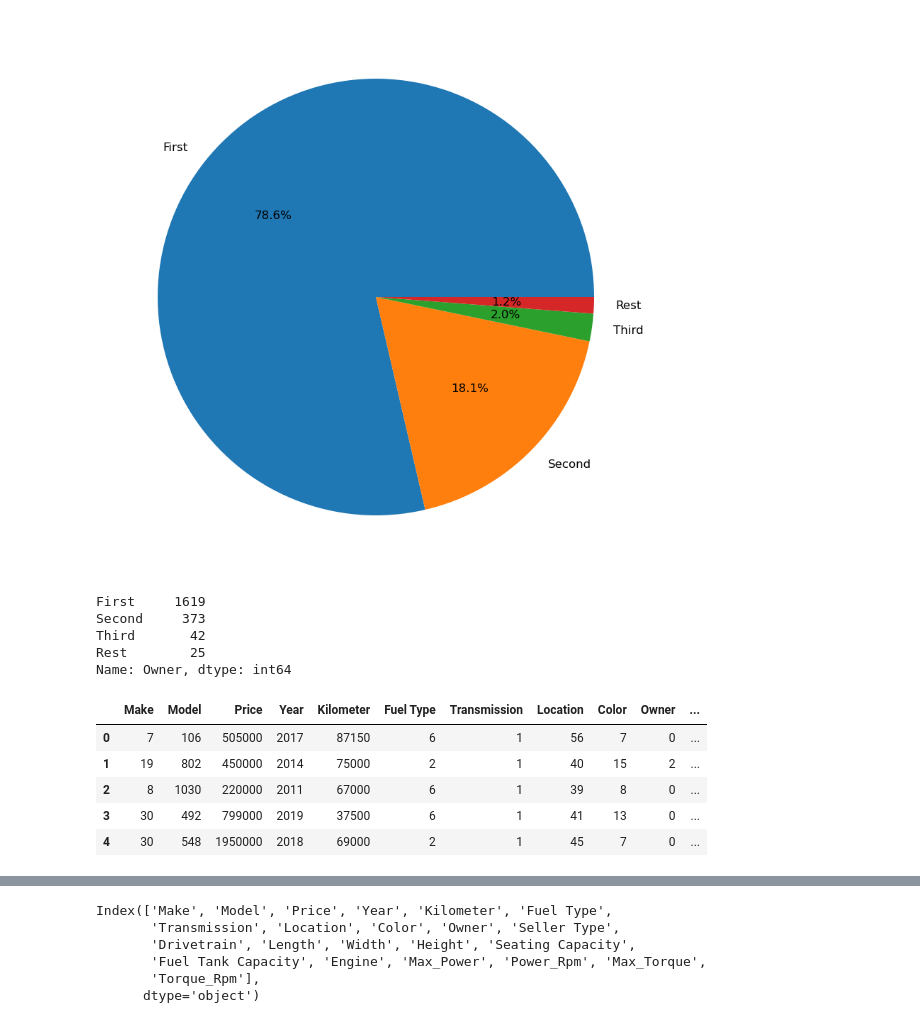
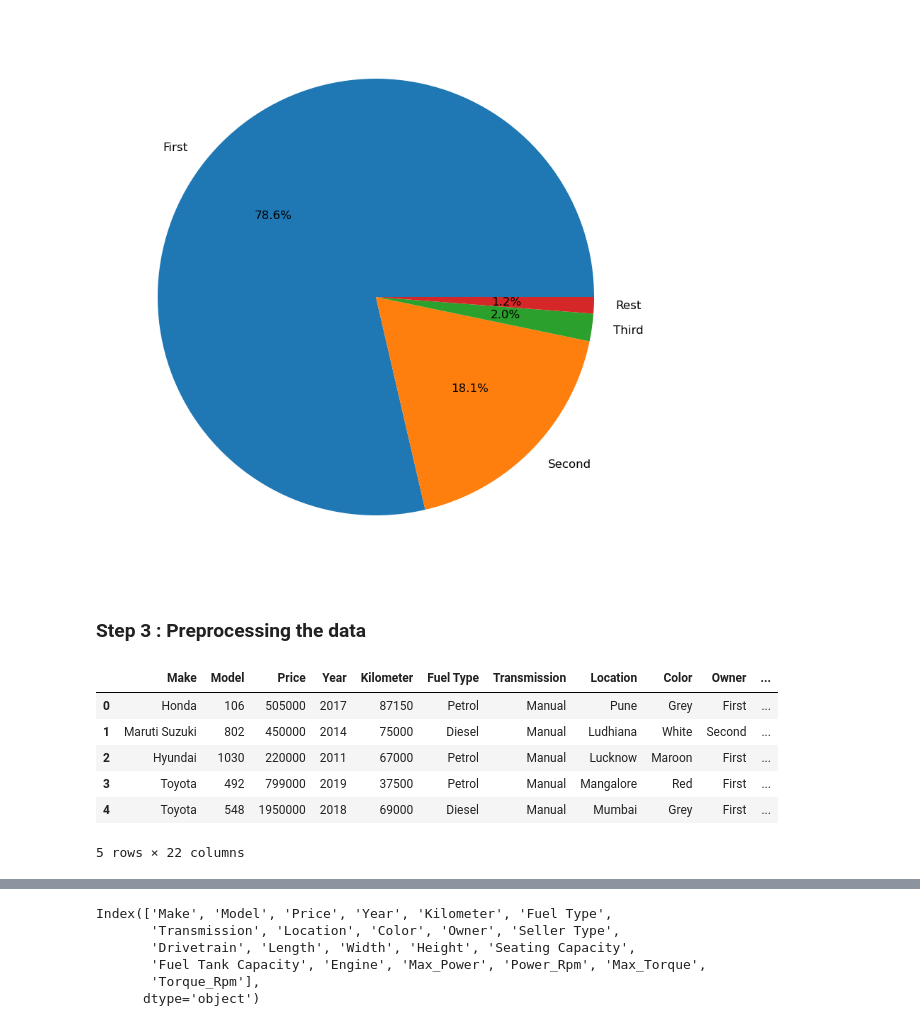
Before and after one commit to adityasolanki205/Car-Price-Prediction-Kaggle, a Jupyter notebook: Car Price Prediction.ipynb, the cells around one changed output, grey strips where cells are left out. Saved outputs shown, nothing was run; the diff lists cells and outputs as text; code cells hidden in the pictures.

```diff
--- a/Car Price Prediction.ipynb
+++ b/Car Price Prediction.ipynb
@@ -116,8 +125,7 @@ df.head()
 # %%
 df.rename(columns = {'Engine_Power':'Engine'}, inplace = True)
 # %%
-pd.set_option('display.max_columns', 100)
-pd.set_option('display.max_rows', 1000)
+#d.set_option('display.max_columns', 100)
 # %%
 df.head()
 # %% [output]
@@ -285,29 +299,25 @@ plt.pie(df.Owner.value_counts(),labels = df.Owner.value_counts().index, autopct=
   Text(0.59409840284243, -0.08394693407191102, '2.0%'),
   Text(0.5995635531187617, -0.022881122603703095, '1.2%')])
 [figure]
-# %%
-df.Owner.value_counts()
-# %% [output]
-First     1619
-Second     373
-Third       42
-Rest        25
-Name: Owner, dtype: int64
+# %% [markdown]
+### Step 3 : Preprocessing the data
 # %%
-col = ['Make','Model', 'Fuel Type','Transmission', 'Location', 'Color', 'Owner', 'Seller Type','Drivetrain']
+#Label Encoding
+col = ['Model']
 mapping = {}
 for i in range(len(col)):
     le = LabelEncoder()
     df[col[i]] = le.fit_transform(df[col[i]])
     mapping[col[i]] = dict(zip(le.classes_, le.transform(le.classes_)))
 df.head()
 # %% [output]
 |  | Make | Model | Price | Year | Kilometer | Fuel Type | Transmission | Location | Color | Owner | ... |
-| 0 | 7 | 106 | 505000 | 2017 | 87150 | 6 | 1 | 56 | 7 | 0 | ... |
-| 1 | 19 | 802 | 450000 | 2014 | 75000 | 2 | 1 | 40 | 15 | 2 | ... |
-| 2 | 8 | 1030 | 220000 | 2011 | 67000 | 6 | 1 | 39 | 8 | 0 | ... |
-| 3 | 30 | 492 | 799000 | 2019 | 37500 | 6 | 1 | 41 | 13 | 0 | ... |
-| 4 | 30 | 548 | 1950000 | 2018 | 69000 | 2 | 1 | 45 | 7 | 0 | ... |
+| 0 | Honda | 106 | 505000 | 2017 | 87150 | Petrol | Manual | Pune | Grey | First | ... |
+| 1 | Maruti Suzuki | 802 | 450000 | 2014 | 75000 | Diesel | Manual | Ludhiana | White | Second | ... |
+| 2 | Hyundai | 1030 | 220000 | 2011 | 67000 | Petrol | Manual | Lucknow | Maroon | First | ... |
+| 3 | Toyota | 492 | 799000 | 2019 | 37500 | Petrol | Manual | Mangalore | Red | First | ... |
+| 4 | Toyota | 548 | 1950000 | 2018 | 69000 | Diesel | Manual | Mumbai | Grey | First | ... |
+5 rows × 22 columns
 # %%
 pprint.pprint(mapping)
 # %% [output]
```
Also changed, not shown: parts of 54 cells of this notebook.
